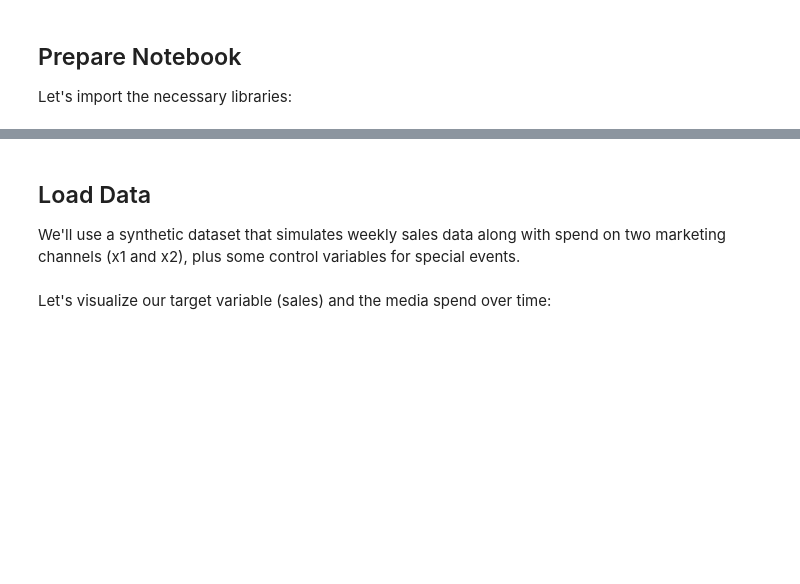
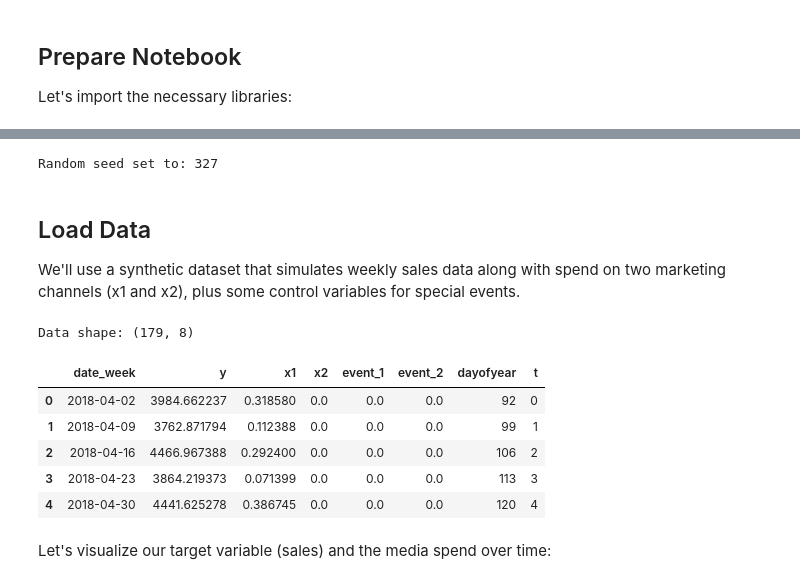
Before and after one commit to darrauthStudent/pymc-marketing-b2b, a Jupyter notebook: mmm_tutorial.ipynb, the cells around one changed output, grey strips where cells are left out. Drawn from its saved outputs; the diff is of its cells as text; code cells hidden in the pictures; blank space fills up the shorter version.

```diff
--- a/mmm_tutorial.ipynb
+++ b/mmm_tutorial.ipynb
@@ -31,0 +9,15 @@ plt.rcParams["figure.dpi"] = 100
+# %%
+import sys
+sys.path.insert(0, ".")
+
+import yaml
+from pymc_marketing.mmm.mmm import MMM
+
+# Load configuration from YAML file
+with open("mmm_config.yml", "r") as f:
+    config = yaml.safe_load(f)
+
+print("Configuration loaded successfully!")
+print(f"Data source: {config['data']['source']}")
+print(f"Channel columns: {config['data']['columns']['channel_columns']}")
+print(f"MCMC chains: {config['sampling']['mcmc']['chains']}")
@@ -32,18 +132,30 @@ plt.rcParams["figure.dpi"] = 100
 # %%
-# Set random seed for reproducibility
-seed = sum(map(ord, "mmm"))
+# Set random seed for reproducibility from config
+seed = config['sampling']['random_seed']
 rng = np.random.default_rng(seed=seed)
+print(f"Random seed set to: {seed}")
+# %% [output]
+Random seed set to: 327
 # %% [markdown]
 ## Load Data
 
 We'll use a synthetic dataset that simulates weekly sales data along with spend on two marketing channels (x1 and x2), plus some control variables for special events.
 # %%
-# Load the data
-url = "https://raw.githubusercontent.com/pymc-labs/pymc-marketing/main/data/mmm_example.csv"
-data = pd.read_csv(url, parse_dates=["date_week"])
+# Load the data from config-specified source
+data_config = config['data']
+url = data_config['source']
+data = pd.read_csv(url, parse_dates=[data_config['columns']['date_column']])
 
 print(f"Data shape: {data.shape}")
 data.head()
+# %% [output]
+Data shape: (179, 8)
+|  | date_week | y | x1 | x2 | event_1 | event_2 | dayofyear | t |
+| 0 | 2018-04-02 | 3984.662237 | 0.318580 | 0.0 | 0.0 | 0.0 | 92 | 0 |
+| 1 | 2018-04-09 | 3762.871794 | 0.112388 | 0.0 | 0.0 | 0.0 | 99 | 1 |
+| 2 | 2018-04-16 | 4466.967388 | 0.292400 | 0.0 | 0.0 | 0.0 | 106 | 2 |
+| 3 | 2018-04-23 | 3864.219373 | 0.071399 | 0.0 | 0.0 | 0.0 | 113 | 3 |
+| 4 | 2018-04-30 | 4441.625278 | 0.386745 | 0.0 | 0.0 | 0.0 | 120 | 4 |
 # %% [markdown]
 Let's visualize our target variable (sales) and the media spend over time:
 # %%
```
Also changed, not shown: parts of 20 cells of this notebook, 3 other files.
